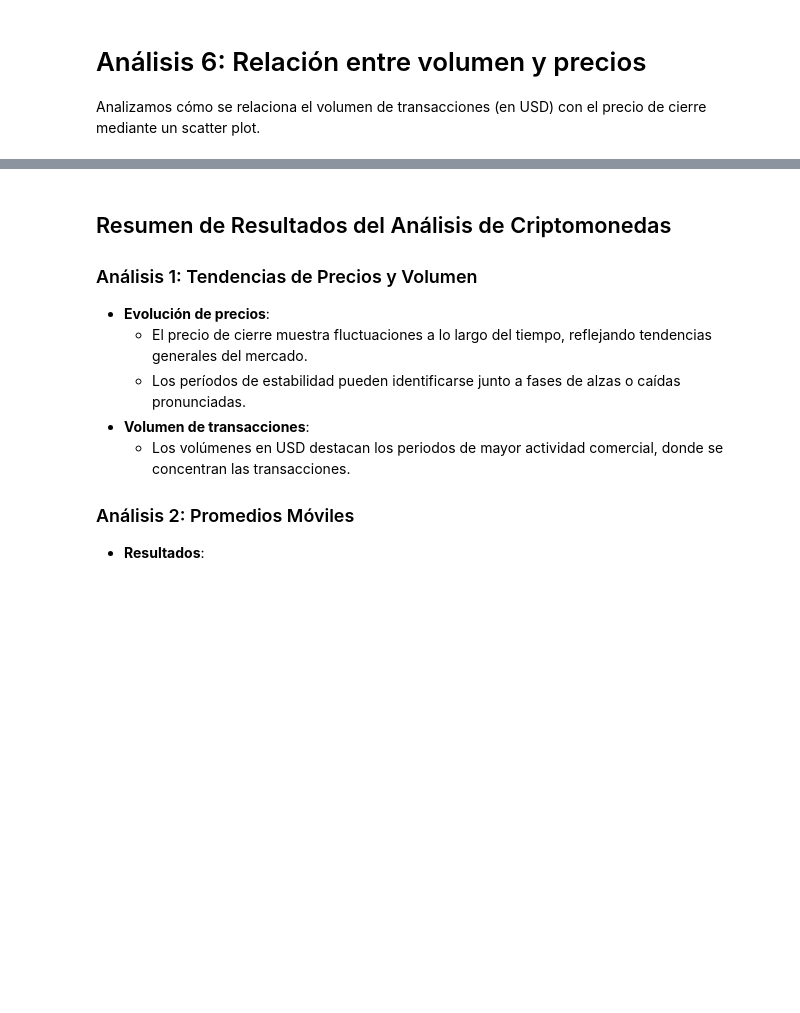
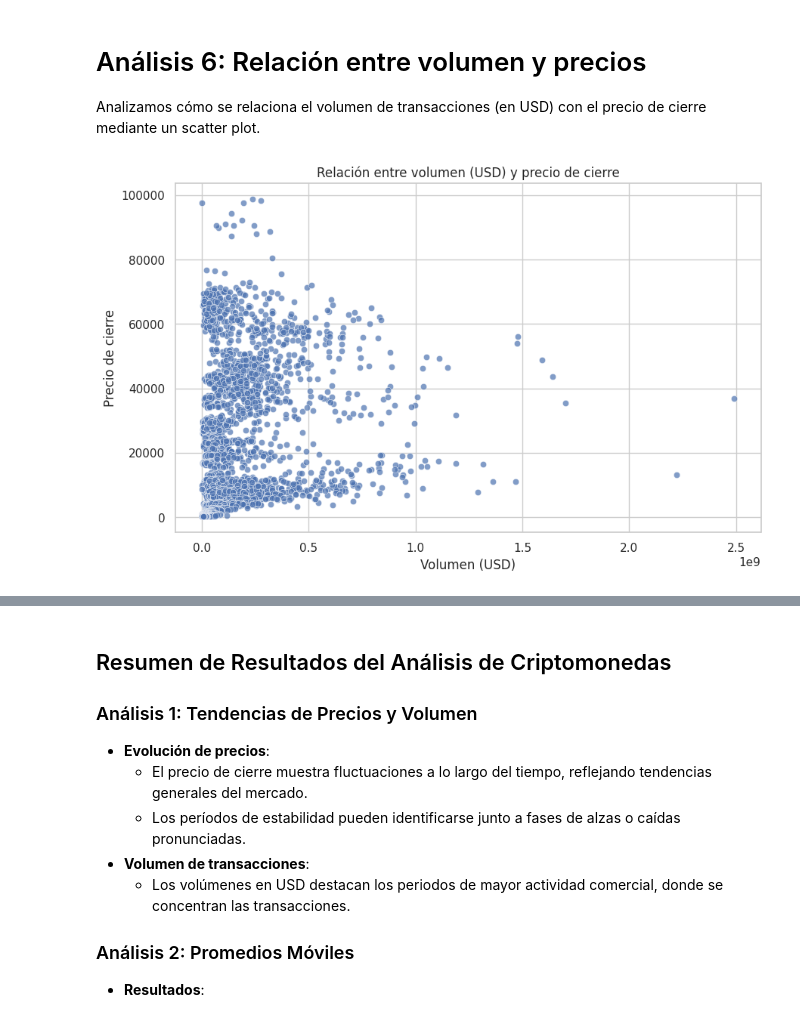
Before and after one commit to ArcanoxXx-01/Cripto, a Jupyter notebook: notebooks/EDA.ipynb, the cells around one changed output, grey strips where cells are left out. Cells and saved outputs as stored; diff of their text form; code cells hidden in the pictures; blank space fills up the shorter version.

```diff
--- a/notebooks/EDA.ipynb
+++ b/notebooks/EDA.ipynb
@@ -151,8 +160,10 @@ for i in range(len(result.critical_values)):
  Analizamos cómo se relaciona el volumen de transacciones (en USD) con el precio de cierre mediante un scatter plot.
 # %%
 plt.figure(figsize=(10, 6))
-sns.scatterplot(data=crypto_data, x='volume usd', y='close', alpha=0.7)
+sns.scatterplot(data=crypto_data, x='Volume USD', y='close', alpha=0.7)
 plt.title('Relación entre volumen (USD) y precio de cierre')
 plt.xlabel('Volumen (USD)')
 plt.ylabel('Precio de cierre')
 plt.show()
+# %% [output]
+[figure, added]
```
Also changed, not shown: parts of 17 cells of this notebook, 2 other files.
